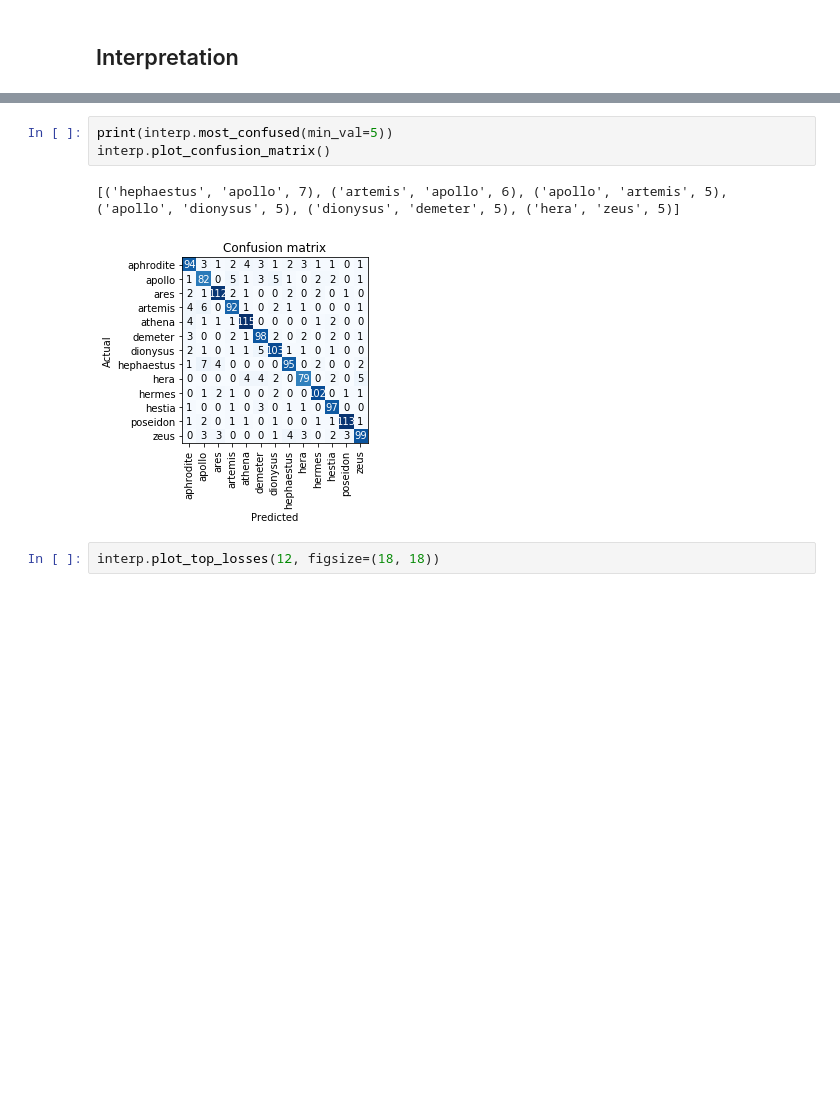
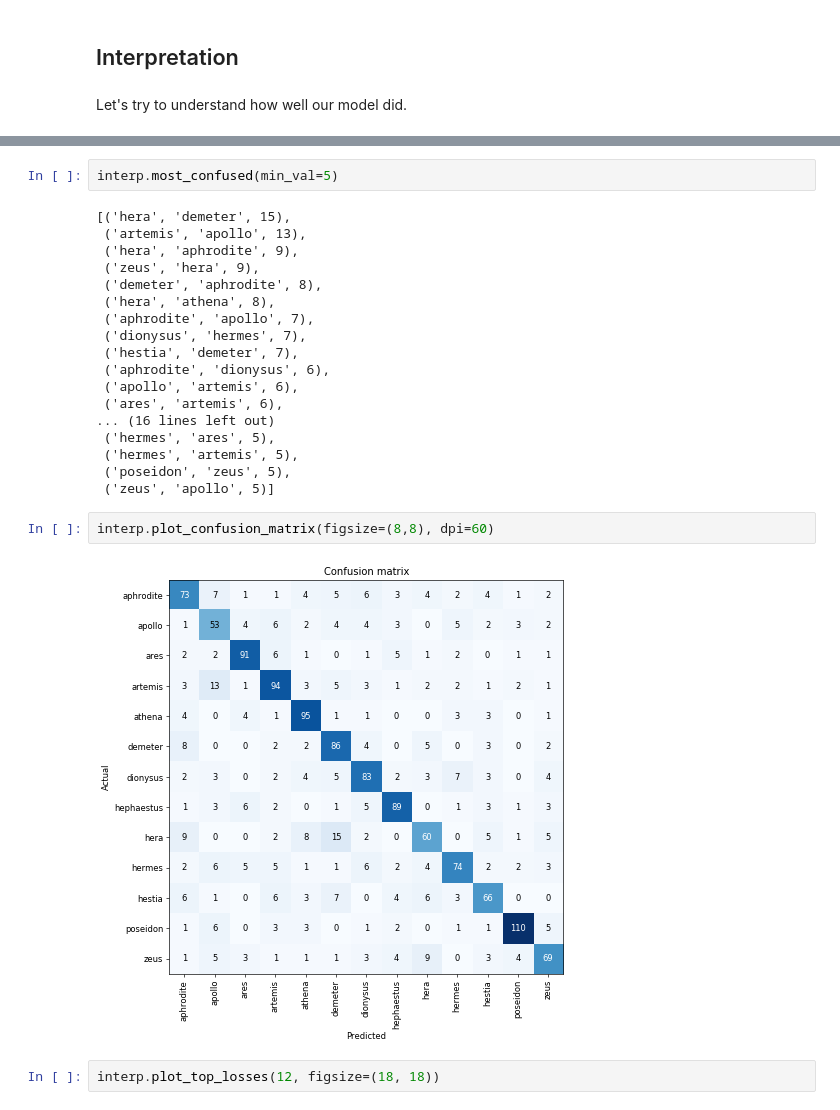
Before and after one commit to oddrationale/olympian-deities, a Jupyter notebook: olympian_deities.ipynb, the cells around one changed output, grey strips where cells are left out. Saved outputs shown, nothing was run; the diff lists cells and outputs as text; blank space fills up the shorter version.

```diff
--- a/olympian_deities.ipynb
+++ b/olympian_deities.ipynb
@@ -239,17 +284,37 @@ learn.recorder.plot_metrics()
 learn.save("stage-1-50")
 # %% [markdown]
 ## Interpretation
+# %% [markdown]
+Let's try to understand how well our model did.
 # %%
 learn.load("stage-2")
 interp = ClassificationInterpretation.from_learner(learn)
 # %% [output]
 [interactive output not drawn]
 # %%
-print(interp.most_confused(min_val=5))
-interp.plot_confusion_matrix()
+interp.most_confused(min_val=5)
 # %% [output]
-[('hephaestus', 'apollo', 7), ('artemis', 'apollo', 6), ('apollo', 'artemis', 5), ('apollo', 'dionysus', 5), ('dionysus', 'demeter', 5), ('hera', 'zeus', 5)]
+[('hera', 'demeter', 15),
+ ('artemis', 'apollo', 13),
+ ('hera', 'aphrodite', 9),
+ ('zeus', 'hera', 9),
+ ('demeter', 'aphrodite', 8),
+ ('hera', 'athena', 8),
+ ('aphrodite', 'apollo', 7),
+ ('dionysus', 'hermes', 7),
+ ('hestia', 'demeter', 7),
+ ('aphrodite', 'dionysus', 6),
+ ('apollo', 'artemis', 6),
+ ('ares', 'artemis', 6),
+... (16 lines left out)
+ ('hermes', 'ares', 5),
+ ('hermes', 'artemis', 5),
+ ('poseidon', 'zeus', 5),
+ ('zeus', 'apollo', 5)]
-[figure, removed]
+# %%
+interp.plot_confusion_matrix(figsize=(8,8), dpi=60)
+# %% [output]
+[figure, added]
 # %%
 interp.plot_top_losses(12, figsize=(18, 18))
 # %% [output]
```
Also changed, not shown: parts of 27 cells of this notebook.
